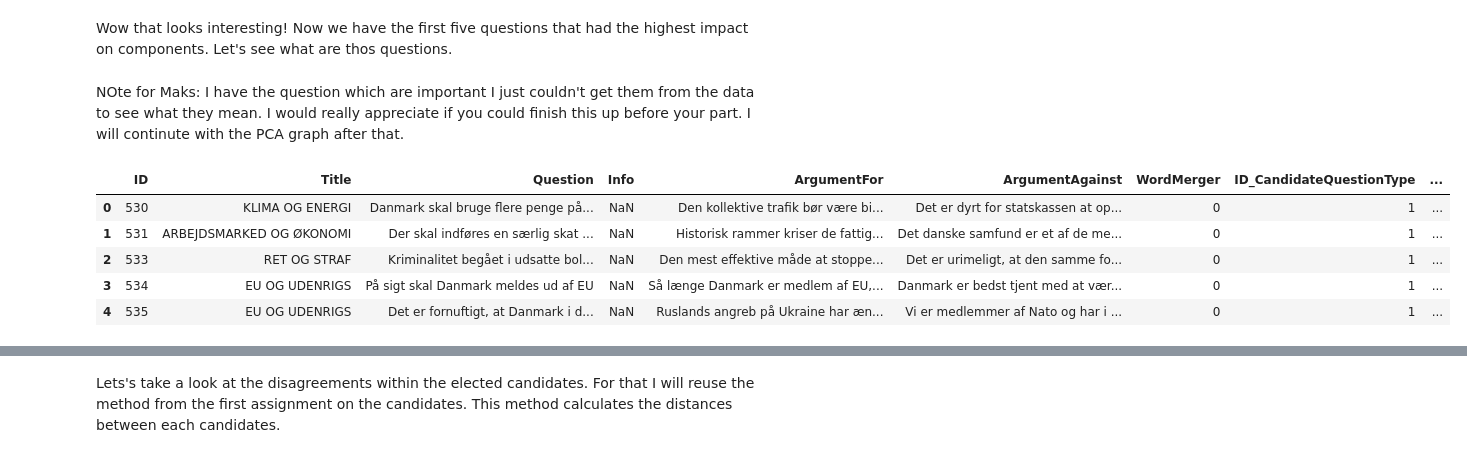
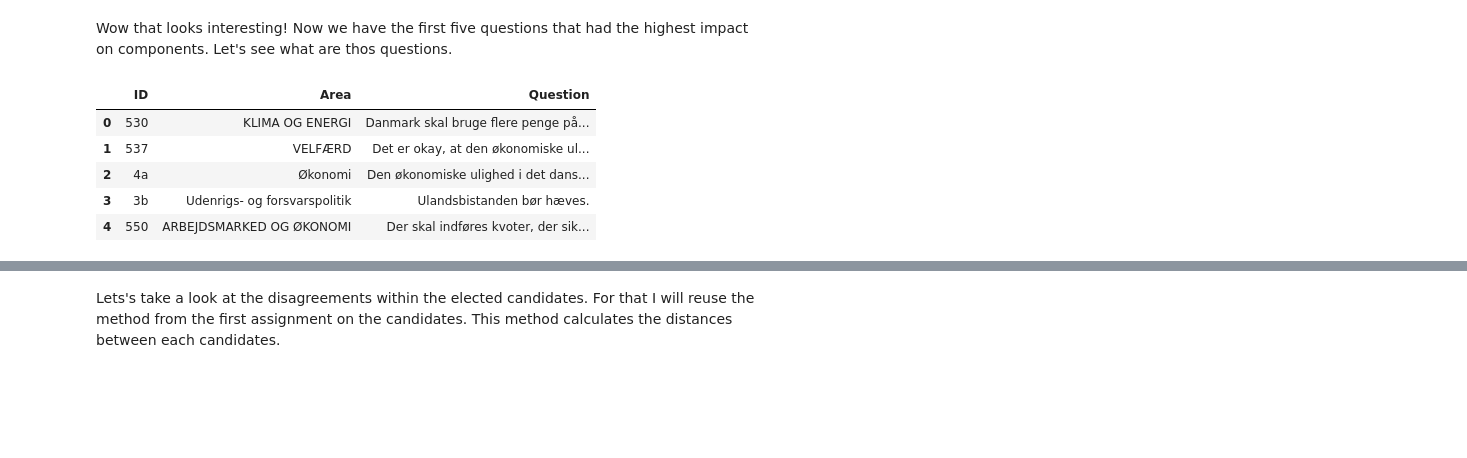
Before and after one commit to maksio420/ML, a Jupyter notebook: 5-clustering/Candidate Test 2022 II.ipynb, the cells around one changed output, grey strips where cells are left out. Saved outputs shown, nothing was run; the diff lists cells and outputs as text; code cells hidden in the pictures; blank space fills up the shorter version.

```diff
--- a/5-clustering/Candidate Test 2022 II.ipynb
+++ b/5-clustering/Candidate Test 2022 II.ipynb
@@ -163,29 +153,26 @@ Principal Component 2:
 # %% [markdown]
 Wow that looks interesting! Now we have the first five questions that had the highest impact on components. Let's see what are thos questions.
-# %% [markdown]
-NOte for Maks: I have the question which are important I just couldn't get them from the data to see what they mean. I would really appreciate if you could finish this up before your part. I will continute with the PCA graph after that.
 # %%
 drq = pd.read_excel('drq.xlsx')
-#This one contains the questions starting from 500 and so on.
 tv2q = pd.read_excel('tv2q.xlsx')
-#This one contains the questions from 1a to 12b
-drq.head()
-# for i in range(2):
-#     top_5_features = important_features[i]
-#     for q in top_5_features[0]:
-#         print(f"{q}")
-#         questionDrq = drq[drq['ID']==q]
-#         print(f'Component {i+1}: {questionDrq}')
 
-#         # questionTv2 = tv2q[tv2q['id']==q]
-#         # if (questionDrq):
-#         #     print(f'Component {i}: {questionDrq}')
-#         # else:
-#         #     print(f'Component {i}: {questionTv2}')
+q530 = drq.loc[drq['ID']==530]
+q537 = drq.loc[drq['ID']==537]
+q550 = drq.loc[drq['ID']==550]
+q4a = tv2q.loc[tv2q['id']=='4a']
+q3b = tv2q.loc[tv2q['id']=='3b']
+
+firstComponentQuestions = pd.DataFrame({
+    "ID":[q530['ID'].iloc[0], q537['ID'].iloc[0], q4a['id'].iloc[0], q3b['id'].iloc[0], q550['ID'].iloc[0]],
+    "Area": [q530['Title'].iloc[0], q537['Title'].iloc[0], q4a['header'].iloc[0], q3b['header'].iloc[0], q550['Title'].iloc[0]],
+    "Question" : [q530['Question'].iloc[0], q537['Question'].iloc[0], q4a['question'].iloc[0], q3b['question'].iloc[0], q550['Question'].iloc[0]]
+})
+pd.set_option('display.max_colwidth', None)
+firstComponentQuestions.head()
 # %% [output]
-|  | ID | Title | Question | Info | ArgumentFor | ArgumentAgainst | WordMerger | ID_CandidateQuestionType | ... |
-| 0 | 530 | KLIMA OG ENERGI | Danmark skal bruge flere penge på... | NaN | Den kollektive trafik bør være bi... | Det er dyrt for statskassen at op... | 0 | 1 | ... |
-| 1 | 531 | ARBEJDSMARKED OG ØKONOMI | Der skal indføres en særlig skat ... | NaN | Historisk rammer kriser de fattig... | Det danske samfund er et af de me... | 0 | 1 | ... |
-| 2 | 533 | RET OG STRAF | Kriminalitet begået i udsatte bol... | NaN | Den mest effektive måde at stoppe... | Det er urimeligt, at den samme fo... | 0 | 1 | ... |
-| 3 | 534 | EU OG UDENRIGS | På sigt skal Danmark meldes ud af EU | NaN | Så længe Danmark er medlem af EU,... | Danmark er bedst tjent med at vær... | 0 | 1 | ... |
-| 4 | 535 | EU OG UDENRIGS | Det er fornuftigt, at Danmark i d... | NaN | Ruslands angreb på Ukraine har æn... | Vi er medlemmer af Nato og har i ... | 0 | 1 | ... |
+|  | ID | Area | Question |
+| 0 | 530 | KLIMA OG ENERGI | Danmark skal bruge flere penge på... |
+| 1 | 537 | VELFÆRD | Det er okay, at den økonomiske ul... |
+| 2 | 4a | Økonomi | Den økonomiske ulighed i det dans... |
+| 3 | 3b | Udenrigs- og forsvarspolitik | Ulandsbistanden bør hæves. |
+| 4 | 550 | ARBEJDSMARKED OG ØKONOMI | Der skal indføres kvoter, der sik... |
```
Also changed, not shown: parts of 16 cells of this notebook.
